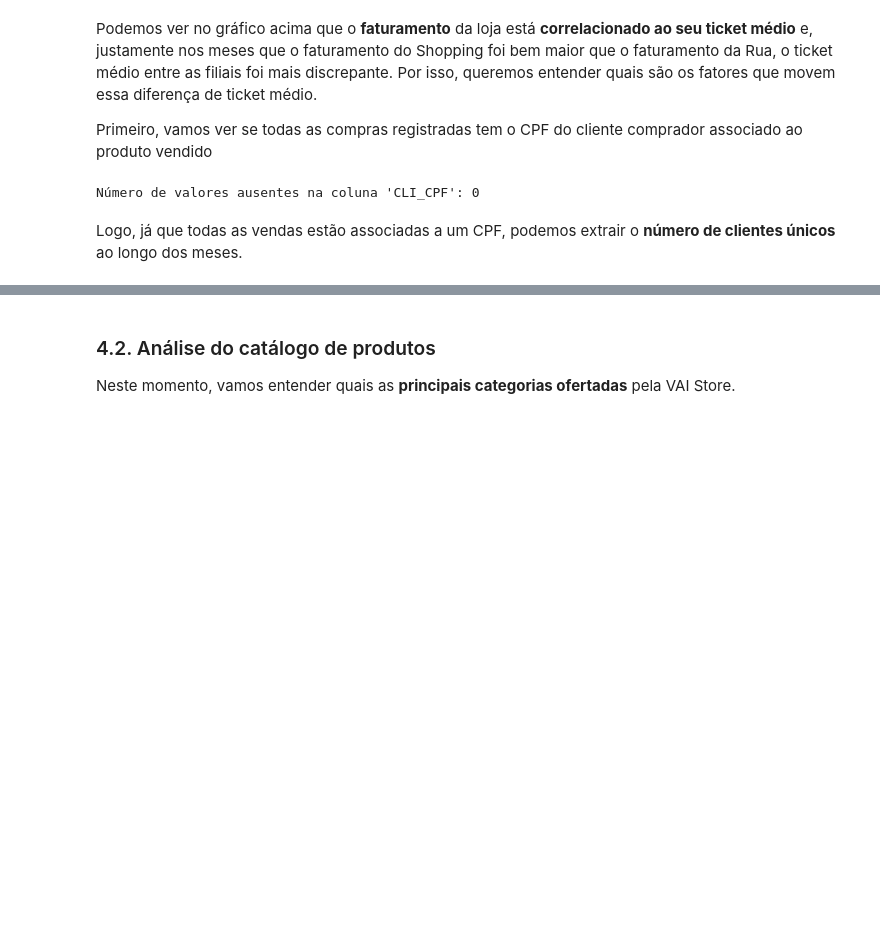
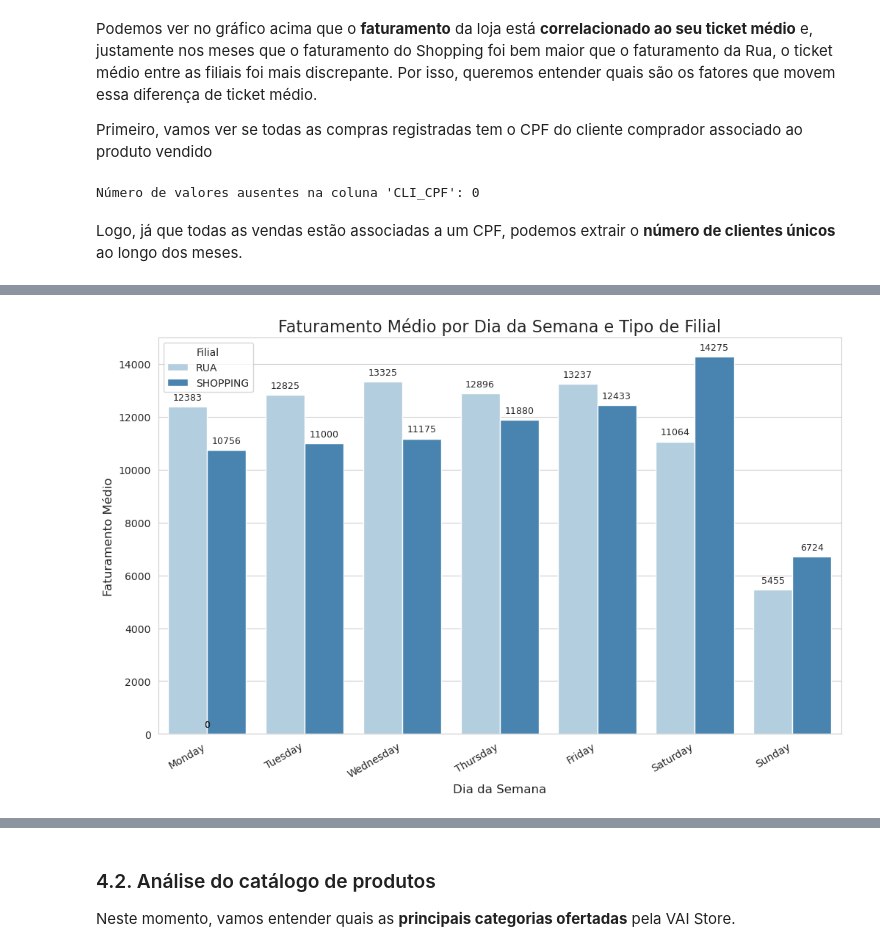
Before and after one commit to felipefsleal/Grupo6-ProjetoFinal, a Jupyter notebook: notebooks/01_eda.ipynb, the cells around one changed output, grey strips where cells are left out. Cells and saved outputs as stored; diff of their text form; code cells hidden in the pictures; blank space fills up the shorter version.

```diff
--- a/notebooks/01_eda.ipynb
+++ b/notebooks/01_eda.ipynb
@@ -268,0 +277,4 @@ Diante das análises acima, o **principal achado** é que os **meses de marços,
+# %%
+pff.vendas_dia_semana(vendas)
+# %% [output]
+[figure, added]
```
Also changed, not shown: parts of 20 cells of this notebook.
